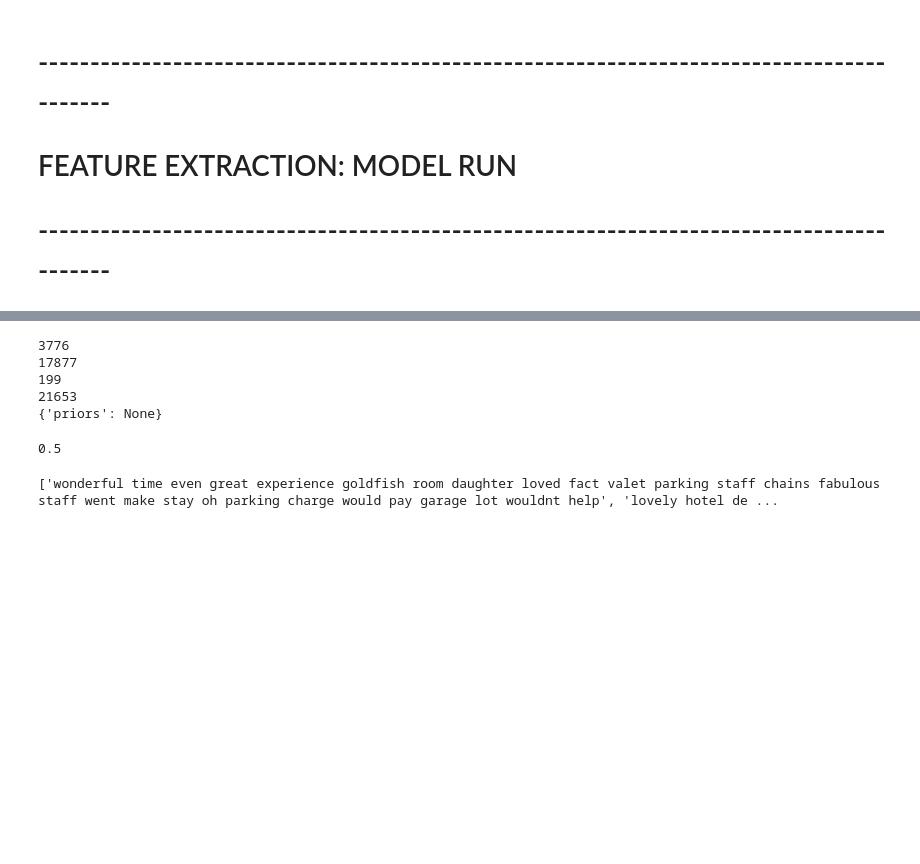
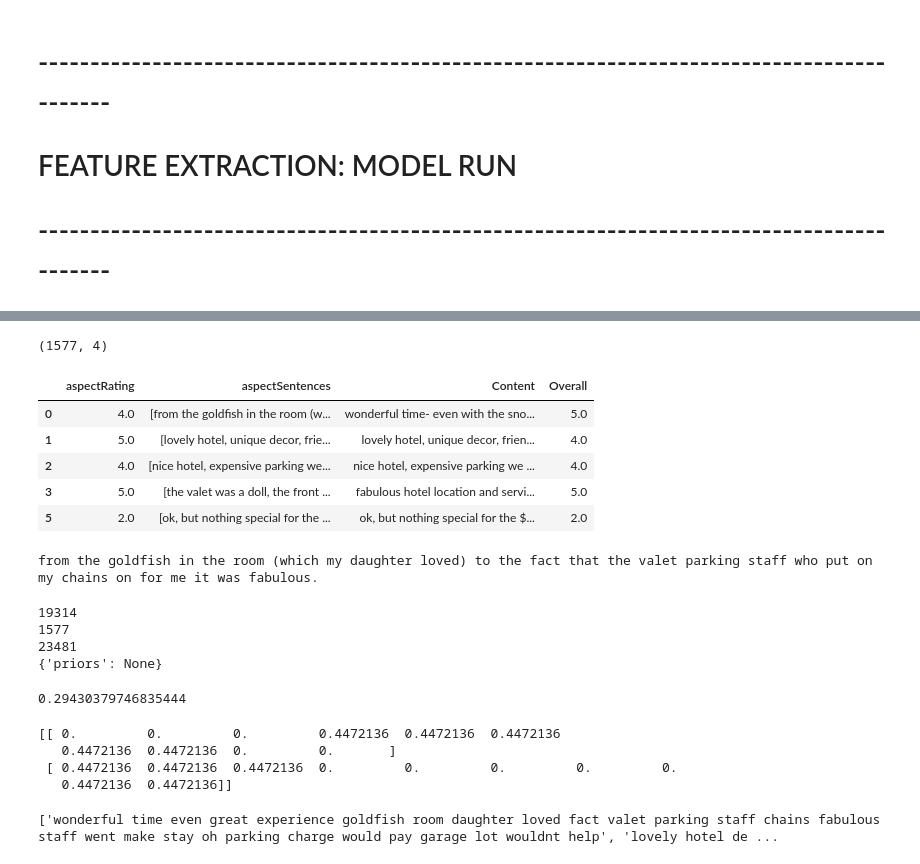
Before and after one commit to abhayspawar/review-analysis-NLP, a Jupyter notebook: feature_extraction_NBModelling.ipynb, the cells around one changed output, grey strips where cells are left out. Drawn from its saved outputs; the diff is of its cells as text; code cells hidden in the pictures; blank space fills up the shorter version.

```diff
--- a/feature_extraction_NBModelling.ipynb
+++ b/feature_extraction_NBModelling.ipynb
@@ -78,3 +76,8 @@ stemmer = PorterStemmer()
 # -----------------------------------------------------------------------------------------
 #                                    FEATURE EXTRACTION: MODEL RUN
 # -----------------------------------------------------------------------------------------
+# %%
+import proj_base
+data = proj_base.getStandardData(numFiles=20)
+print(data.shape)
+data.head()
@@ -81,3 +92,20 @@ stemmer = PorterStemmer()
+# %%
+proj_base.aspectSegmentationBayes(data["Content"])
+train = proj_base.getTrainingData(data)
+print(train.shape)
+train.head()
+# %% [output]
+(1577, 4)
+|  | aspectRating | aspectSentences | Content | Overall |
+| 0 | 4.0 | [from the goldfish in the room (w... | wonderful time- even with the sno... | 5.0 |
+| 1 | 5.0 | [lovely hotel, unique decor, frie... | lovely hotel, unique decor, frien... | 4.0 |
+| 2 | 4.0 | [nice hotel, expensive parking we... | nice hotel, expensive parking we ... | 4.0 |
+| 3 | 5.0 | [the valet was a doll, the front ... | fabulous hotel location and servi... | 5.0 |
+| 5 | 2.0 | [ok, but nothing special for the ... | ok, but nothing special for the $... | 2.0 |
+# %%
+print train['aspectSentences'][0][0]
+# %% [output]
+from the goldfish in the room (which my daughter loved) to the fact that the valet parking staff who put on my chains on for me it was fabulous.
 # %%
 from nltk import bigrams
 from nltk.util import ngrams
@@ -88,6 +116,7 @@ from string import *
 from sklearn.naive_bayes import GaussianNB
 from sklearn.feature_extraction.text import TfidfTransformer
 from sklearn.model_selection import train_test_split
+from nltk.corpus import stopwords
 
 
 #Stemmer defined for stemming words
@@ -100,6 +129,7 @@ stemmer = PorterStemmer()
 #Function to clean reviews
 def clean_string(review):
     sentence=review.lower()
+    remove_list=stopwords.words("english")
     word_list=sentence.split()
     sentence=' '.join([i for i in word_list if i not in remove_list])
     translation=string.maketrans("","")
@@ -108,31 +138,32 @@ def clean_string(review):
 
 # Clean all reviews of dataset and add to new list for feature creation
 def Model_run(reviews_aspect_series,ratings_series):
-
     new_data_review=[]
     for i in reviews_aspect_series:
-        new_data_review.append(clean_string(i))
+        new_data_review.append(clean_string(i[0]))
 
 #Obain unigram features (create a function for this)
     unigram_vectorizer = CountVectorizer(min_df=1,binary=False)
-    corpus = new_data_review
-    X = unigram_vectorizer.fit_transform(corpus)
+    X = unigram_vectorizer.fit_transform(new_data_review)
     X_1=X.toarray()
-    print len(X_1[0])
 
 # Obtain Bi-unigram features (create a function for this)
     bigram_vectorizer = CountVectorizer(ngram_range=(1, 2),token_pattern=r'\b\w+\b', min_df=1)
-    X_2 = bigram_vectorizer.fit_transform(corpus).toarray()
+    X_2 = bigram_vectorizer.fit_transform(new_data_review).toarray()
     print len(X_2[0])
 
+#Use tf-idf transformer on the unigram/bigram features (create function here)
+    transformer = TfidfTransformer(smooth_idf=False)
+    tfidf_X1 = transformer.fit_transform(X_1)
+    tfidf_X1.toarray()
+    tfidf_X2 = transformer.fit_transform(X_2)
+    tfidf_X2.toarray()
+
 # Get complete feature set
-    X=np.concatenate((X_1,X_2),axis=1)
+    X=np.concatenate((tfidf_X1.toarray(),tfidf_X2.toarray()),axis=1)
     print len(X)
     print len(X[0])
-#Use tf-idf transformer on the unigram/bigram features (create function here)
-    transformer = TfidfTransformer(smooth_idf=False)
-    tfidf = transformer.fit_transform(X_1)
-    tfidf.toarray()
+
 
     Y=ratings_series
     np.array(Y)
@@ -158,11 +189,10 @@ def Model_run(reviews_aspect_series,ratings_series):
         count=count+1
     return (sum1*1.0/count)
 
-Model_run(data['Content'],data['Overall'])
+Model_run(train['aspectSentences'],train['aspectRating'])
 # %% [output]
-3776
-17877
-199
-21653
+19314
+1577
+23481
 {'priors': None}
-0.5
+0.29430379746835444
@@ -169,3 +204,10 @@ Model_run(data['Content'],data['Overall'])
+# %%
+print X
+# %% [output]
+[[ 0.         0.         0.         0.4472136  0.4472136  0.4472136
+   0.4472136  0.4472136  0.         0.       ]
+ [ 0.4472136  0.4472136  0.4472136  0.         0.         0.         0.         0.
+   0.4472136  0.4472136]]
 # %%
 #Get frequency distribution of cleaned words and select one with high frequency for unigrams and bigrams
 new_data_review=[]
```
Also changed, not shown: parts of 3 cells of this notebook, 1 other file.
